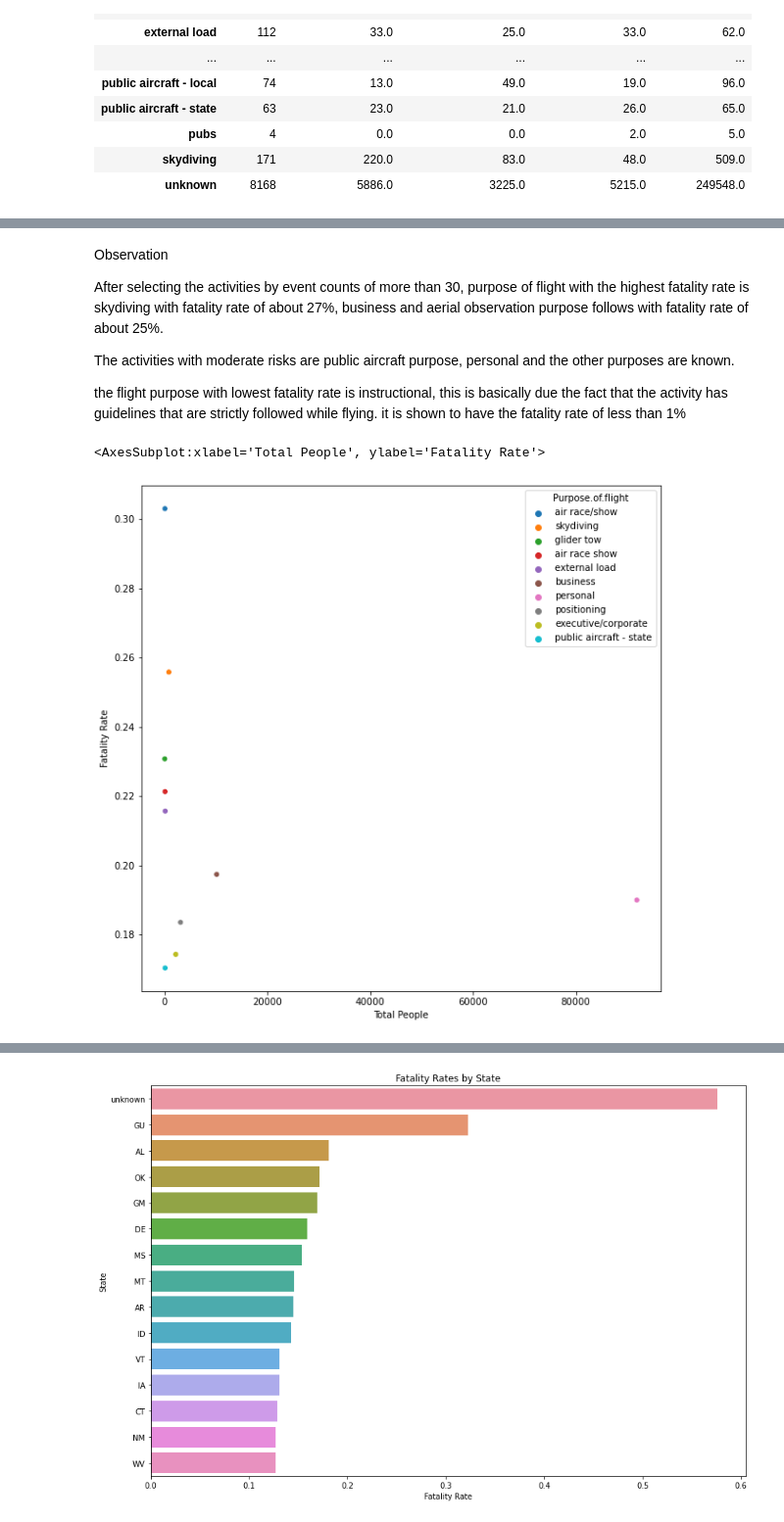
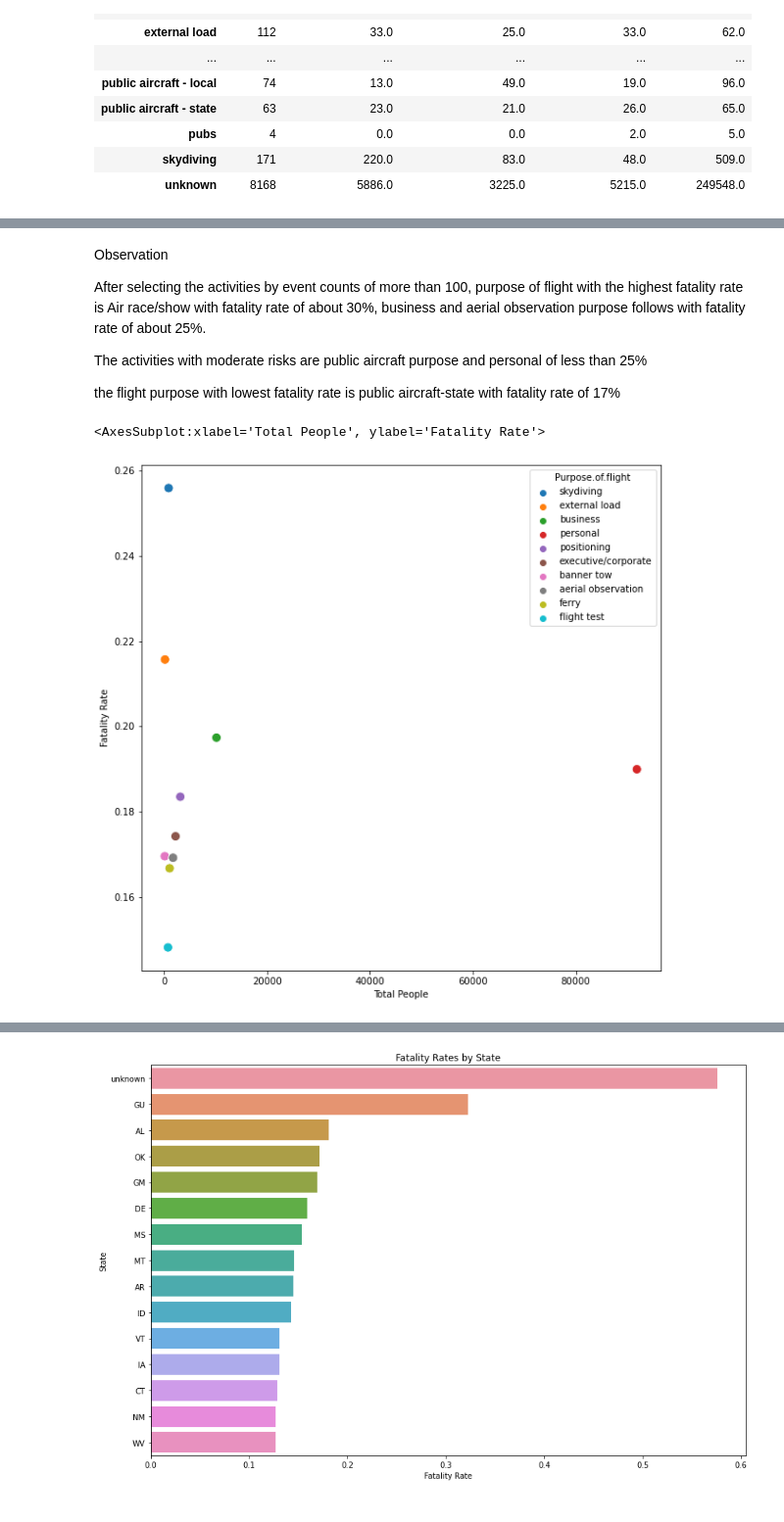
Before and after one commit to sharleneateyo/phase_1_project, a Jupyter notebook: notebook.ipynb, the cells around one changed output, grey strips where cells are left out. Shown at 98% size. Saved outputs shown, nothing was run; the diff lists cells and outputs as text; code cells hidden in the pictures.

```diff
--- a/notebook.ipynb
+++ b/notebook.ipynb
@@ -666,7 +679,7 @@ purpose_stats.sort_values(by= 'Fatality Rate')
 # %%
 purpose_stats= purpose_stats.sort_values(by='Fatality Rate', ascending= False).reset_index()
 # %%
-top_purpose_stats= purpose_stats[purpose_stats["Event.Id"] > 50].head(10)
+top_purpose_stats= purpose_stats[purpose_stats["Event.Id"] > 100].head(10)
 # %%
 # plotting
 plt.figure(figsize=(10, 10))
@@ -684,19 +697,18 @@ plt.show()
 # %% [markdown]
 Observation
 
-After selecting the activities by event counts of more than 30, purpose of flight with the highest fatality rate is skydiving
-with fatality rate of about 27%, business and aerial observation purpose follows with fatality rate of about 25%.
+After selecting the activities by event counts of more than 100, purpose of flight with the highest fatality rate is Air race/show with fatality rate of about 30%, business and aerial observation purpose follows with fatality rate of about 25%.
 
-The activities with moderate risks are public aircraft purpose, personal and the other purposes are known.
+The activities with moderate risks are public aircraft purpose and  personal of less than 25%
 
-the flight purpose with lowest fatality rate is instructional, this is basically due the fact that the activity has guidelines that are strictly followed while flying. it is shown to have the fatality rate of less than 1%
+the flight purpose with lowest fatality rate is public aircraft-state with fatality rate of 17%
 # %%
-# scatter plot showing fatality rate per flight purpose
+# scatter plot showing total number of people, fatality rate per flight purpose
 plt.figure(figsize=(10, 10))
-sns.scatterplot(data= top_purpose_stats, x='Total People', y='Fatality Rate', hue= "Purpose.of.flight", alpha=1.0)
+sns.scatterplot(data= top_purpose_stats, x='Total People', y='Fatality Rate', hue= "Purpose.of.flight", alpha=1.0, s= 100)
 # %% [output]
 <AxesSubplot:xlabel='Total People', ylabel='Fatality Rate'>
-[figure, old version]
+[figure, new version]
 # %%
 # analyzing risk by state
 states_stats= us_aviation_accidents_data.groupby("State").agg({'Event.Id': 'count',
```
Also changed, not shown: parts of 17 cells of this notebook, 4 other files.
